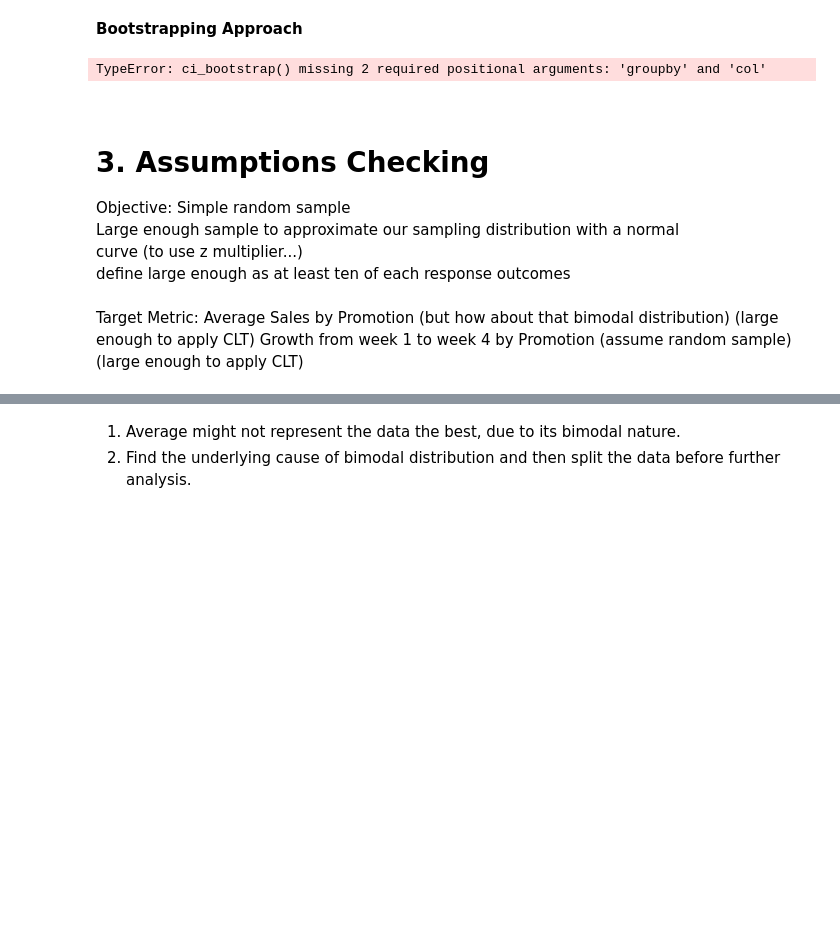
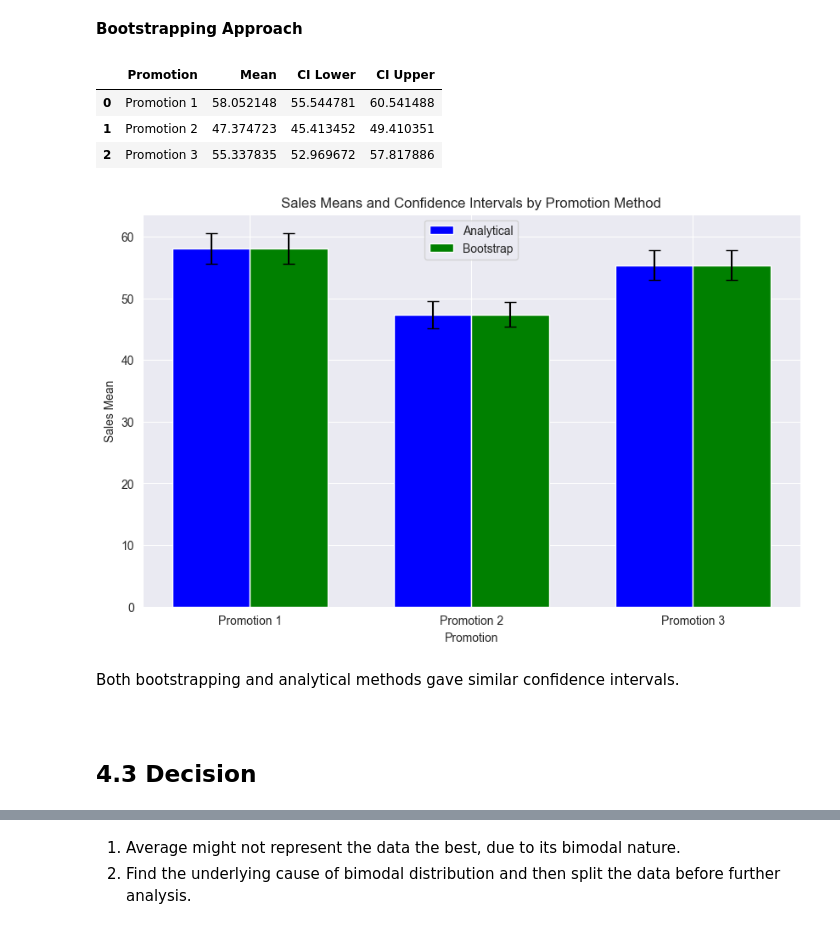
Before and after one commit to CelineChiLamNg/AB-tests, a Jupyter notebook: fast_food.ipynb, the cells around one changed output, grey strips where cells are left out. Cells and saved outputs as stored; diff of their text form; code cells hidden in the pictures; blank space fills up the shorter version.

Commit message:
fastfood done

```diff
--- a/fast_food.ipynb
+++ b/fast_food.ipynb
@@ -507,10 +502,10 @@ However, Promotion 2 is statistically different with both Promotions 1 and 3.
 ci_results = [ci_mean_analytical(data=fastfood[fastfood['Promotion'] == i]
 ['SalesInThousands']) for i in range(1, 4)]
 
-ci_df = pd.DataFrame(ci_results, columns=['Mean', 'CI Lower', 'CI Upper'])
-ci_df['Promotion'] = ['Promotion 1', 'Promotion 2', 'Promotion 3']
-ci_df = ci_df[['Promotion', 'Mean', 'CI Lower', 'CI Upper']]
-ci_df
+ci_df_analytical = pd.DataFrame(ci_results, columns=['Mean', 'CI Lower', 'CI Upper'])
+ci_df_analytical['Promotion'] = ['Promotion 1', 'Promotion 2', 'Promotion 3']
+ci_df_analytical = ci_df_analytical[['Promotion', 'Mean', 'CI Lower', 'CI Upper']]
+ci_df_analytical
 # %% [output]
 |  | Promotion | Mean | CI Lower | CI Upper |
 | 0 | Promotion 1 | 58.099012 | 55.607485 | 60.590539 |
@@ -519,21 +514,24 @@ ci_df
 # %% [markdown]
 **Bootstrapping Approach**
 # %%
-ci_bootstrap(data=fastfood.groupby(['Promotion']).SalesInThousands)
+ci_results = [ci_bootstrap(data=fastfood[fastfood['Promotion'] == i]
+['SalesInThousands']) for i in range(1, 4)]
+
+ci_df_bootstrap = pd.DataFrame(ci_results, columns=['Mean', 'CI Lower', 'CI Upper'])
+ci_df_bootstrap['Promotion'] = ['Promotion 1', 'Promotion 2', 'Promotion 3']
+ci_df_bootstrap = ci_df_bootstrap[['Promotion', 'Mean', 'CI Lower', 'CI Upper']]
+ci_df_bootstrap
 # %% [output]
-TypeError: ci_bootstrap() missing 2 required positional arguments: 'groupby' and 'col'
+|  | Promotion | Mean | CI Lower | CI Upper |
+| 0 | Promotion 1 | 58.052148 | 55.544781 | 60.541488 |
+| 1 | Promotion 2 | 47.374723 | 45.413452 | 49.410351 |
+| 2 | Promotion 3 | 55.337835 | 52.969672 | 57.817886 |
-# %% [markdown]
-<a id="7"></a> <br>
-# 3. Assumptions Checking
-
-Objective:
-Simple random sample <br>
-Large enough sample to approximate our sampling distribution with a normal <br>
-curve (to use z multiplier...) <br>
-define large enough as at least ten of each response outcomes <br>
-# %% [markdown]
-Target Metric:
-Average Sales by Promotion (but how about that bimodal distribution) (large
-enough to apply CLT)
-Growth from week 1 to week 4 by Promotion (assume random sample) (large
-enough to apply CLT)
+# %%
+plot_with_error_bars(ci_df_analytical, ci_df_bootstrap)
+# %% [output]
+[figure, added]
+# %% [markdown]
+Both bootstrapping and analytical methods gave similar confidence intervals.
+# %% [markdown]
+<a id="15"></a> <br>
+## 4.3 Decision
```
Also changed, not shown: parts of 9 cells of this notebook, 1 other file.
